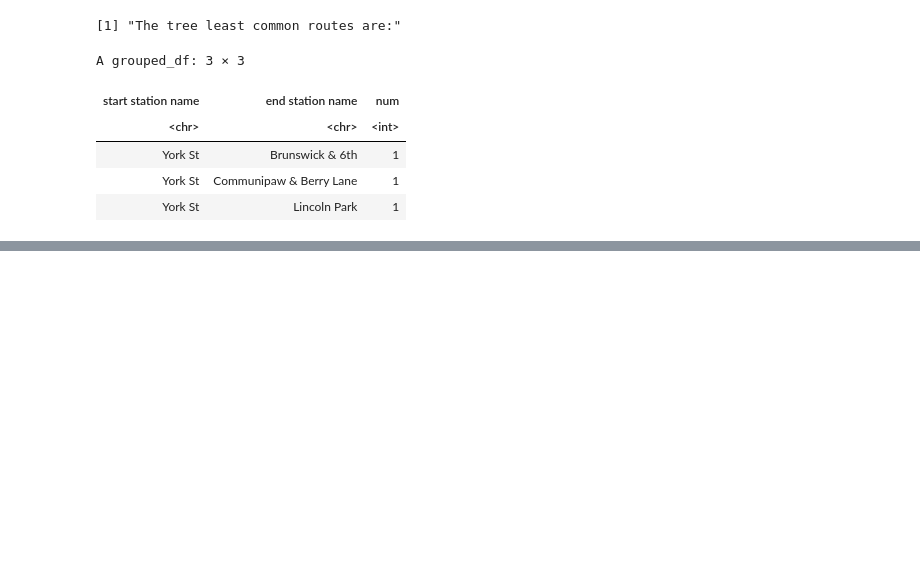
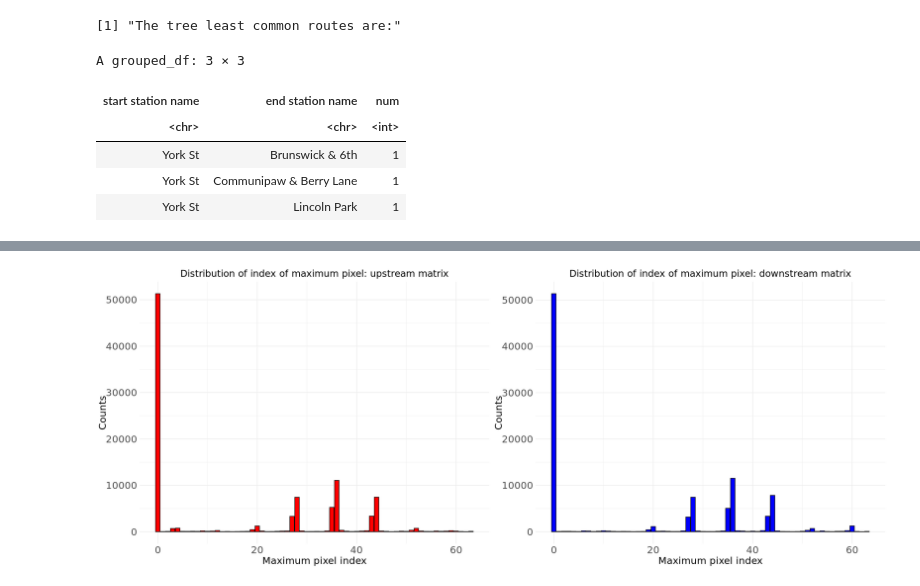
Before and after one commit to jonathancavallin/Advanced_Statistics_for_Physics_Analysis, a Jupyter notebook: JonathanCavallin_Lab1.ipynb, the cells around one changed output, grey strips where cells are left out. Cells and saved outputs as stored; diff of their text form; code cells hidden in the pictures; blank space fills up the shorter version.

```diff
--- a/JonathanCavallin_Lab1.ipynb
+++ b/JonathanCavallin_Lab1.ipynb
@@ -511,0 +602,18 @@ A grouped_df: 3 × 3
+# %%
+mat1 <- as.matrix(df_max[, 1:64])
+mat2 <- as.matrix(df_max[, 65:128])
+
+# get column index of max and second max for each row
+id_max_1 <- max.col(mat1 == df_max$max_pixel_1, ties.method = "first")-1
+id_second_max_1 <- max.col(mat1 == df_max$second_max_pixel_1, ties.method = "first")-1
+
+id_max_2 <- max.col(mat2 == df_max$max_pixel_2, ties.method = "first")-1
+id_second_max_2 <- max.col(mat2 == df_max$second_max_pixel_2, ties.method = "first")-1
+
+# add index columns
+df_max <- mutate(df_max,id_max_1=id_max_1 )
+df_max <- mutate(df_max, id_second_max_1 = id_second_max_1)
+df_max <- mutate(df_max,id_max_2=id_max_2 )
+df_max <- mutate(df_max, id_second_max_2 = id_second_max_2)
+
+df_max
@@ -511,0 +640,43 @@ A grouped_df: 3 × 3
+# %%
+
+max_1_hist <- ggplot(df_max, aes(x=id_max_1)) +
+geom_bar(stat='count',fill='red',color='black')+
+  labs(x = "Maximum pixel index", y = "Counts", title = "Distribution of index of maximum pixel: upstream matrix")
+#scale_x_discrete(breaks = as.character(seq(0, 63, by = 1)))+
+#theme(axis.text.x = element_text(angle = 90, size = 10))
+
+max_2_hist <- ggplot(df_max, aes(x=id_max_2)) +
+geom_bar(stat='count',fill='blue',color='black')+
+  labs(x = "Maximum pixel index", y = "Counts", title = "Distribution of index of maximum pixel: downstream matrix")
+#scale_x_discrete(breaks = as.character(seq(0, 63, by = 1)))+
+#theme(axis.text.x = element_text(angle = 90, size = 10))
+
+sec_max_1_hist <- ggplot(df_max, aes(x=id_second_max_1)) +
+geom_bar(stat='count',fill='red',color='black')+
+  labs(x = "Second maximum pixel index", y = "Counts", title = "Distribution of index of second maximum pixel: upstream matrix")
+#scale_x_discrete(breaks = as.character(seq(0, 63, by = 1)))+
+#theme(axis.text.x = element_text(angle = 90, size = 10))
+
+sec_max_2_hist <- ggplot(df_max, aes(x=id_second_max_2)) +
+geom_bar(stat='count',fill='blue',color='black')+
+  labs(x = "Second maximum pixel index", y = "Counts", title = "Distribution of index of second maximum pixel: downstream matrix")
+#scale_x_discrete(breaks = as.character(seq(0, 63, by = 1)))+
+#theme(axis.text.x = element_text(angle = 90, size = 10))
+
+theme_set(
+  theme_minimal() +
+    theme(
+      text = element_text(size = 18.5),
+      axis.title = element_text(size = 18.5),
+      axis.text = element_text(size = 18.5),
+      plot.title = element_text(size = 18,hjust=0.5) ))
+
+
+
+options(repr.plot.width = 21, repr.plot.height = 8)
+
+library ( gridExtra )
+
+grid.arrange(max_1_hist,max_2_hist,nrow=1,ncol=2)
+# %% [output]
+[figure, added]
```
Also changed, not shown: parts of 29 cells of this notebook.
